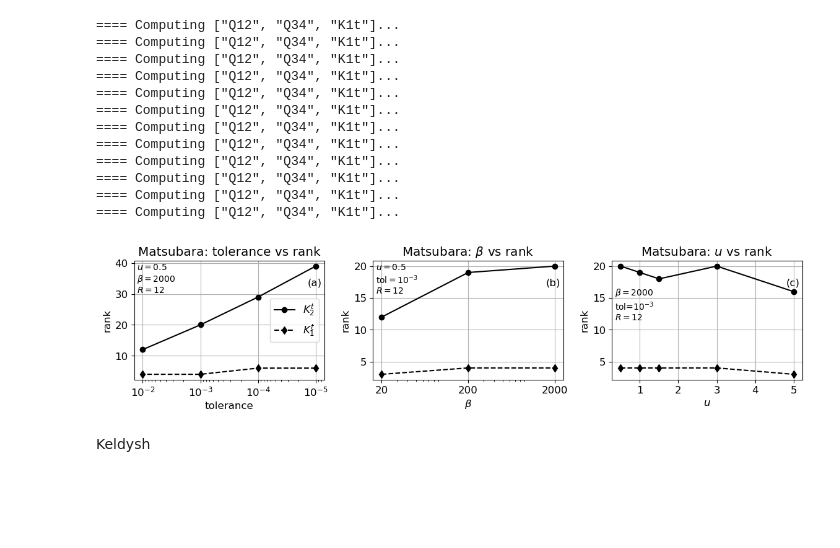
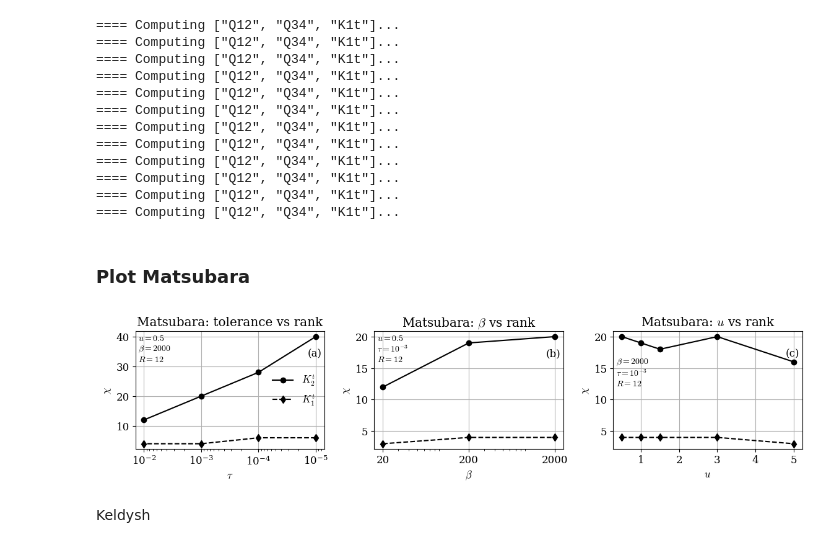
Before and after one commit to MFrankenbach/TCI4Keldysh, a Jupyter notebook: scripts/K12_visualization.ipynb, the cells around one changed output. Cells and saved outputs as stored; diff of their text form; code cells hidden in the pictures; blank space fills up the shorter version.

```diff
--- a/scripts/K12_visualization.ipynb
+++ b/scripts/K12_visualization.ipynb
@@ -7,14 +7,26 @@ using PythonCall
 using PythonPlot
 using LaTeXStrings
 
-INCH_TO_PT = 72
+INCH_TO_PT = 72.27
 PT_TO_INCH = 1.0/INCH_TO_PT
-COLUMN_PT = 432
-COLUMN_INCH = COLUMN_PT*PT_TO_INCH
-PLOT_COLUMN_PT = 420
+# COLUMN_PT = 432
+# COLUMN_INCH = COLUMN_PT*PT_TO_INCH
+PLOT_COLUMN_PT = 246
 PLOT_COLUMN_INCH = PLOT_COLUMN_PT*PT_TO_INCH
-PLOT_PAGE_PT = PLOT_COLUMN_PT*2
+PLOT_PAGE_PT = 510
 PLOT_PAGE_INCH = PLOT_PAGE_PT*PT_TO_INCH
+
+# previous values
+COLUMN_PT_OLD = 432
+PT_TO_INCH_OLD = 1.0/INCH_TO_PT_OLD
+COLUMN_INCH_OLD = COLUMN_PT_OLD*PT_TO_INCH_OLD
+INCH_TO_PT_OLD = 72
+PLOT_COLUMN_PT_OLD = 420
+PLOT_COLUMN_INCH_OLD = PLOT_COLUMN_PT_OLD*PT_TO_INCH_OLD
+PLOT_PAGE_PT_OLD = 2*PLOT_COLUMN_PT_OLD
+PLOT_PAGE_INCH_OLD = PLOT_PAGE_PT_OLD*PT_TO_INCH_OLD
+
+
 
 function set_rcParams(fs::Int=12)
     pyplot.rcParams["font.size"] = fs        # Title font size
@@ -151,0 +167,4 @@ center_ticks (generic function with 1 method)
+# %%
+pyplot.rcParams["font.family"] = "serif"
+pyplot.rcParams["font.serif"] = ["Computer Modern Roman", "Times", "DejaVu Serif"]
+pyplot.rcParams["mathtext.fontset"] = "cm"
@@ -298,6 +326,8 @@ end
 ==== Computing ["Q12", "Q34", "K1t"]...
 ==== Computing ["Q12", "Q34", "K1t"]...
 ==== Computing ["Q12", "Q34", "K1t"]...
+# %% [markdown]
+### Plot Matsubara
 # %%
 # plot
 tols = 10.0 .^ (-5:-2)
@@ -311,49 +341,49 @@ end
 axs[0].plot(tols, tol_vs_rank_K2; color="black", marker="o", label=L"K_2^%$(channel)")
 axs[0].plot(tols, tol_vs_rank_K1; color="black", marker="d", linestyle="dashed", label=L"K_1^%$(channel)")
 axs[0].set_xscale("log")
-axs[0].set_ylabel("rank")
-axs[0].set_xlabel("tolerance")
+axs[0].set_ylabel(L"\chi")
+axs[0].set_xlabel(L"\tau")
 axs[0].set_title("Matsubara: tolerance vs rank")
 axs[0].invert_xaxis()
 # axs[0].legend(loc="center left", bbox_to_anchor=(0.0,0.6))
-axs[0].legend(loc="best")
+axs[0].legend(loc="best", frameon=false)
 annotate_topleft(axs[0], L"u=0.5" * "\n" * L"\beta=2000" * "\n" * L"R=%$R"; fontsize=10)
 
 # beta
 axs[1].plot(betas, betaranks_K2; color="black", marker="o", label=L"K_2^%$(channel)")
 axs[1].plot(betas, betaranks_K1; color="black", marker="d", linestyle="dashed", label=L"K_1^%$(channel)")
 axs[1].set_xscale("log")
-axs[1].set_ylabel("rank")
+axs[1].set_ylabel(L"\chi")
 axs[1].set_xlabel(L"\beta")
 axs[1].set_xticks(betas)
 axs[1].set_xticklabels(["$(Int(beta))" for beta in betas])
 axs[1].set_title(L"Matsubara: $\beta$ vs rank")
-annotate_topleft(axs[1], L"u=0.5" * "\n" * L"tol$=10^{-3}$" * "\n" * L"R=%$R"; fontsize=10)
+annotate_topleft(axs[1], L"u=0.5" * "\n" * L"$\tau=10^{-3}$" * "\n" * L"R=%$R"; fontsize=10)
 
 # u
 axs[2].plot(us, uranks_K2; color="black", marker="o", label=L"K_2^%$(channel)")
 axs[2].plot(us, uranks_K1; color="black", marker="d", linestyle="dashed", label=L"K_1^%$(channel)")
-axs[2].set_ylabel("rank")
+axs[2].set_ylabel(L"\chi")
 axs[2].set_xlabel(L"u")
 axs[2].set_title(L"Matsubara: $u$ vs rank")
 axs[2].annotate(
-    L"\beta=2000" * "\n" * L"tol=$10^{-3}$" * "\n" * L"R=%$R";
+    L"\beta=2000" * "\n" * L"$\tau=10^{-3}$" * "\n" * L"R=%$R";
     xy=(0,0.8),
     xycoords="axes fraction",
     horizontalalignment="left",
     verticalalignment="top",
     xytext=(+3, -3),
     textcoords="offset points",
     color="black",
     fontsize=10
 )
 
 abc_annotate(axs; yoff=20)
 tight_layout()
 savefig("K12_ranks_MF.pdf")
 display(fig)
 # %% [output]
-[figure, old version]
+[figure, new version]
 # %% [markdown]
 Keldysh
 # %%
```
Also changed, not shown: parts of 11 cells of this notebook.
